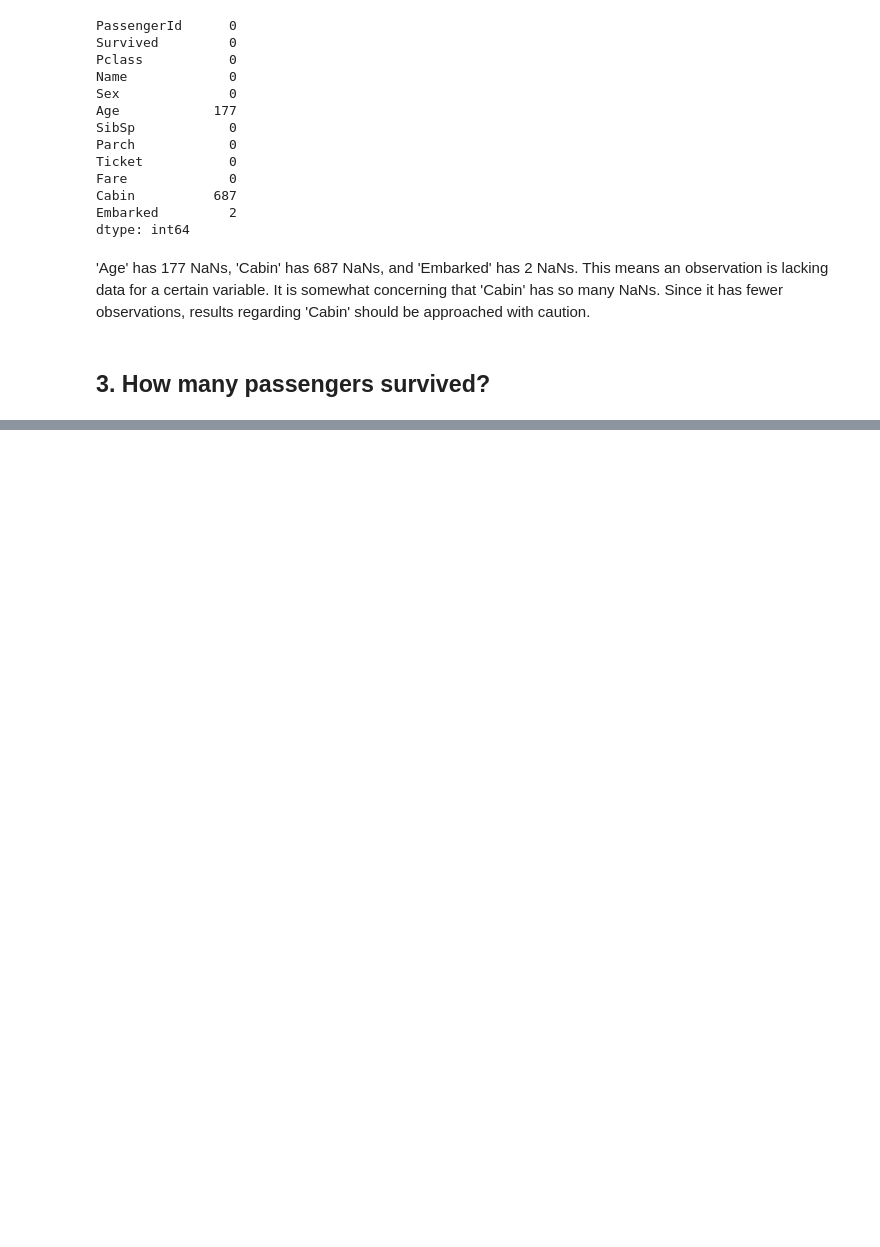
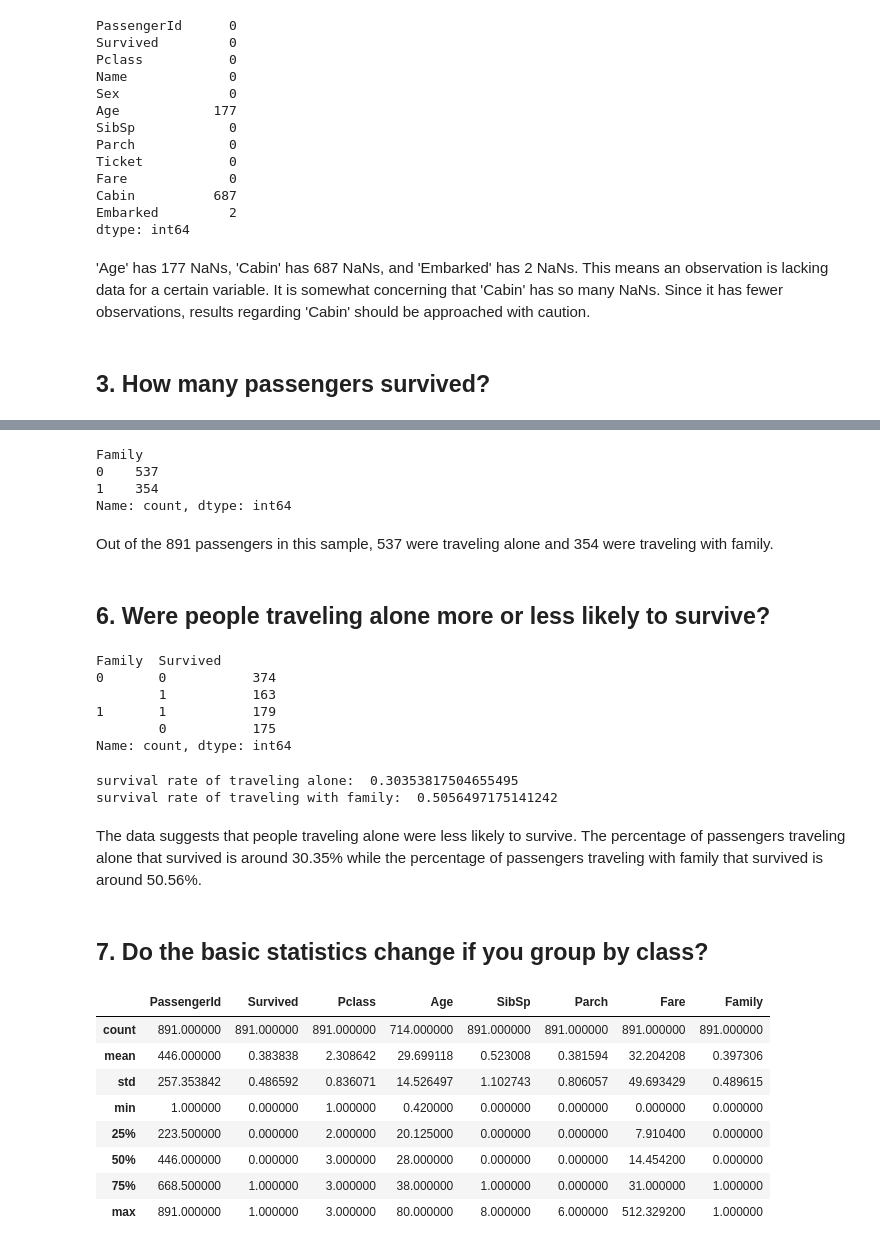
Before and after one commit to joseephwong/Data201_Joseph_Wong, a Jupyter notebook: Day2/HW2-Titanic.ipynb, the cells around one changed output, grey strips where cells are left out. Drawn from its saved outputs; the diff is of its cells as text; code cells hidden in the pictures; blank space fills up the shorter version.

```diff
--- a/Day2/HW2-Titanic.ipynb
+++ b/Day2/HW2-Titanic.ipynb
@@ -104,0 +165,49 @@ dtype: int64
+# %%
+# find value counts of 'Family'
+family = df['Family'].value_counts()
+family
+# %% [output]
+Family
+0    537
+1    354
+Name: count, dtype: int64
+# %% [markdown]
+Out of the 891 passengers in this sample, 537 were traveling alone and 354 were traveling with family.
+# %% [markdown]
+## 6. Were people traveling alone more or less likely to survive?
+# %%
+# find value counts of observations grouped by family and survival
+fam_surviv = df[['Family','Survived']].groupby('Family').value_counts()
+fam_surviv
+# %% [output]
+Family  Survived
+0       0           374
+        1           163
+1       1           179
+        0           175
+Name: count, dtype: int64
+# %%
+# survival rate of traveling alone
+print("survival rate of traveling alone: ", fam_surviv[0][1] / fam_surviv[0].sum())
+
+# survival rate of traveling with family
+print("survival rate of traveling with family: ", fam_surviv[1][1] / fam_surviv[1].sum())
+# %% [output]
+survival rate of traveling alone:  0.30353817504655495
+survival rate of traveling with family:  0.5056497175141242
+# %% [markdown]
+The data suggests that people traveling alone were less likely to survive. The percentage of passengers traveling alone that survived is around 30.35% while the percentage of passengers traveling with family that survived is around 50.56%.
+# %% [markdown]
+## 7. Do the basic statistics change if you group by class?
+# %%
+df.describe()
+# %% [output]
+|  | PassengerId | Survived | Pclass | Age | SibSp | Parch | Fare | Family |
+| count | 891.000000 | 891.000000 | 891.000000 | 714.000000 | 891.000000 | 891.000000 | 891.000000 | 891.000000 |
+| mean | 446.000000 | 0.383838 | 2.308642 | 29.699118 | 0.523008 | 0.381594 | 32.204208 | 0.397306 |
+| std | 257.353842 | 0.486592 | 0.836071 | 14.526497 | 1.102743 | 0.806057 | 49.693429 | 0.489615 |
+| min | 1.000000 | 0.000000 | 1.000000 | 0.420000 | 0.000000 | 0.000000 | 0.000000 | 0.000000 |
+| 25% | 223.500000 | 0.000000 | 2.000000 | 20.125000 | 0.000000 | 0.000000 | 7.910400 | 0.000000 |
+| 50% | 446.000000 | 0.000000 | 3.000000 | 28.000000 | 0.000000 | 0.000000 | 14.454200 | 0.000000 |
+| 75% | 668.500000 | 1.000000 | 3.000000 | 38.000000 | 1.000000 | 0.000000 | 31.000000 | 1.000000 |
+| max | 891.000000 | 1.000000 | 3.000000 | 80.000000 | 8.000000 | 6.000000 | 512.329200 | 1.000000 |
```
Also changed, not shown: parts of 12 cells of this notebook.
